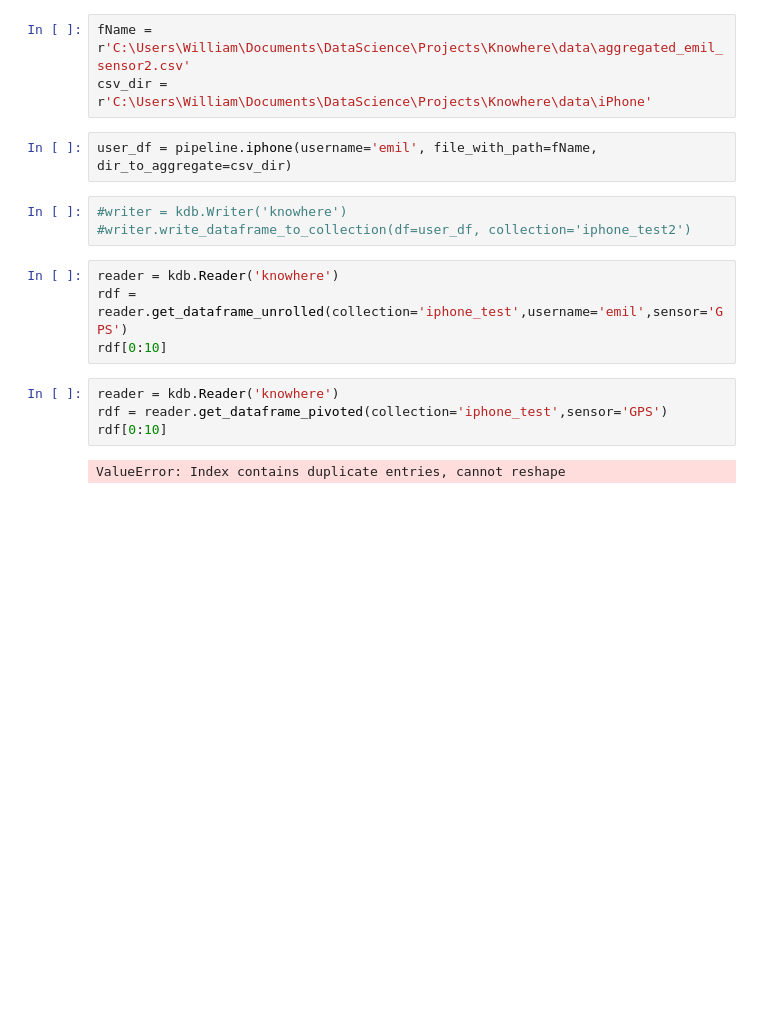
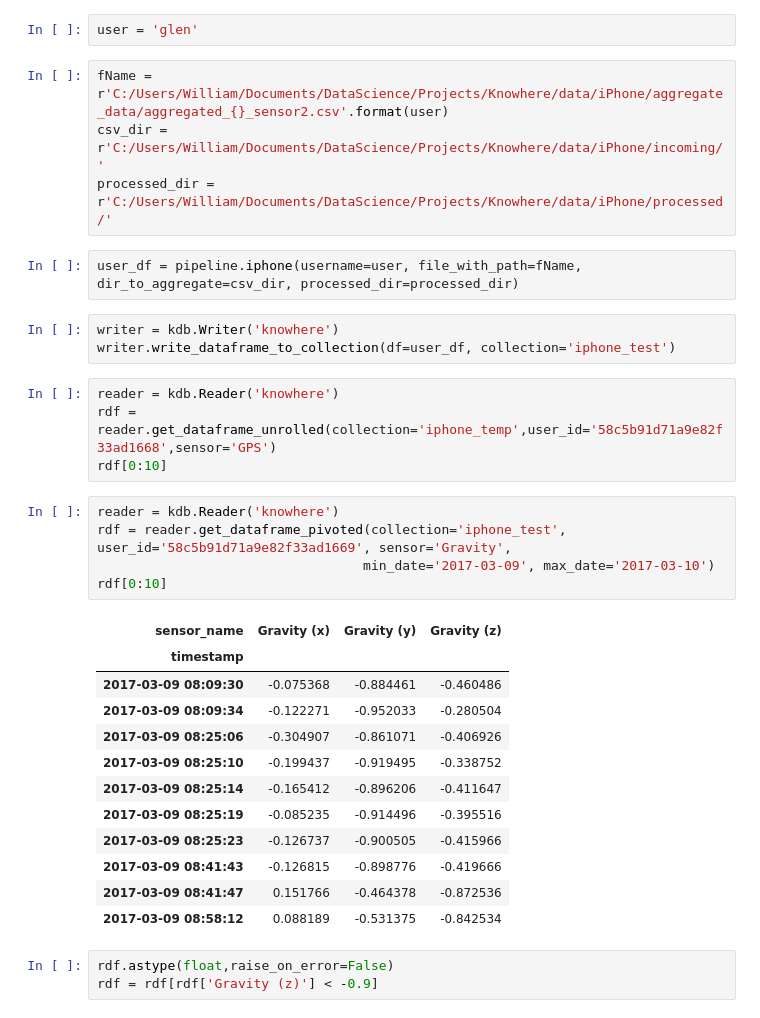
Before and after one commit to afeierman/Knowhere, a Jupyter notebook: code/pipeline_test.ipynb, the cells around one changed output. Drawn from its saved outputs; the diff is of its cells as text; blank space fills up the shorter version.

Commit message:
Incoming/Processed folders added to data, only processes files in incoming, moves them to processed

```diff
--- a/code/pipeline_test.ipynb
+++ b/code/pipeline_test.ipynb
@@ -6,18 +8,36 @@ import pandas as pd
+# %%
+user = 'glen'
 # %%
-fName = r'C:\Users\William\Documents\DataScience\Projects\Knowhere\data\aggregated_emil_sensor2.csv'
-csv_dir = r'C:\Users\William\Documents\DataScience\Projects\Knowhere\data\iPhone'
+fName = r'C:/Users/William/Documents/DataScience/Projects/Knowhere/data/iPhone/aggregate_data/aggregated_{}_sensor2.csv'.format(user)
+csv_dir = r'C:/Users/William/Documents/DataScience/Projects/Knowhere/data/iPhone/incoming/'
+processed_dir = r'C:/Users/William/Documents/DataScience/Projects/Knowhere/data/iPhone/processed/'
 # %%
-user_df = pipeline.iphone(username='emil', file_with_path=fName, dir_to_aggregate=csv_dir)
+user_df = pipeline.iphone(username=user, file_with_path=fName, dir_to_aggregate=csv_dir, processed_dir=processed_dir)
 # %%
-#writer = kdb.Writer('knowhere')
-#writer.write_dataframe_to_collection(df=user_df, collection='iphone_test2')
+writer = kdb.Writer('knowhere')
+writer.write_dataframe_to_collection(df=user_df, collection='iphone_test')
 # %%
 reader = kdb.Reader('knowhere')
-rdf = reader.get_dataframe_unrolled(collection='iphone_test',username='emil',sensor='GPS')
+rdf = reader.get_dataframe_unrolled(collection='iphone_temp',user_id='58c5b91d71a9e82f33ad1668',sensor='GPS')
 rdf[0:10]
 # %%
 reader = kdb.Reader('knowhere')
-rdf = reader.get_dataframe_pivoted(collection='iphone_test',sensor='GPS')
+rdf = reader.get_dataframe_pivoted(collection='iphone_test', user_id='58c5b91d71a9e82f33ad1669', sensor='Gravity',
+                                  min_date='2017-03-09', max_date='2017-03-10')
 rdf[0:10]
 # %% [output]
-ValueError: Index contains duplicate entries, cannot reshape
+| sensor_name | Gravity (x) | Gravity (y) | Gravity (z) |
+| timestamp |  |  |  |
+| 2017-03-09 08:09:30 | -0.075368 | -0.884461 | -0.460486 |
+| 2017-03-09 08:09:34 | -0.122271 | -0.952033 | -0.280504 |
+| 2017-03-09 08:25:06 | -0.304907 | -0.861071 | -0.406926 |
+| 2017-03-09 08:25:10 | -0.199437 | -0.919495 | -0.338752 |
+| 2017-03-09 08:25:14 | -0.165412 | -0.896206 | -0.411647 |
+| 2017-03-09 08:25:19 | -0.085235 | -0.914496 | -0.395516 |
+| 2017-03-09 08:25:23 | -0.126737 | -0.900505 | -0.415966 |
+| 2017-03-09 08:41:43 | -0.126815 | -0.898776 | -0.419666 |
+| 2017-03-09 08:41:47 | 0.151766 | -0.464378 | -0.872536 |
+| 2017-03-09 08:58:12 | 0.088189 | -0.531375 | -0.842534 |
+# %%
+rdf.astype(float,raise_on_error=False)
+rdf = rdf[rdf['Gravity (z)'] < -0.9]
```
Also changed, not shown: parts of 2 cells of this notebook, 1 other file.
